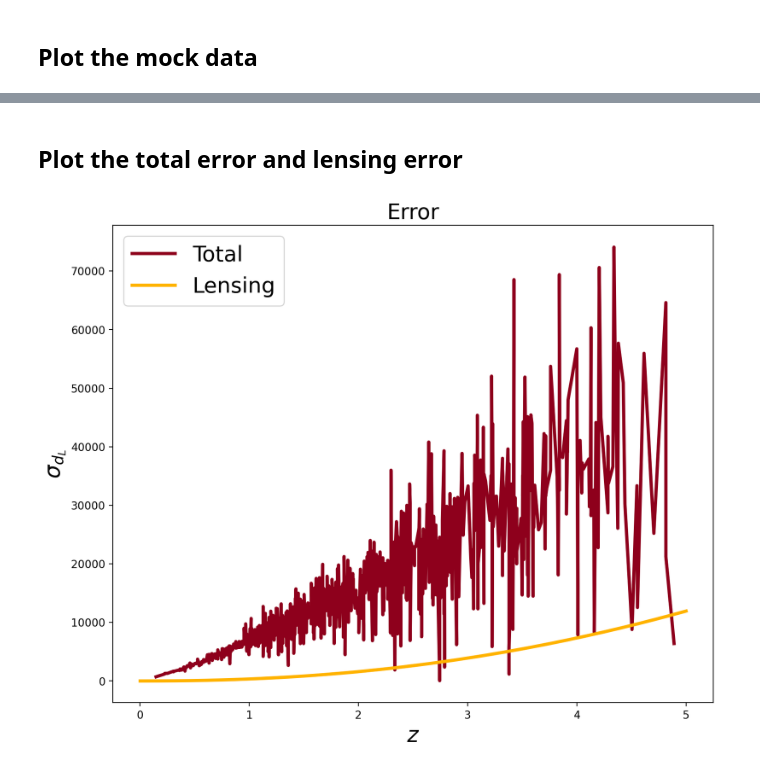
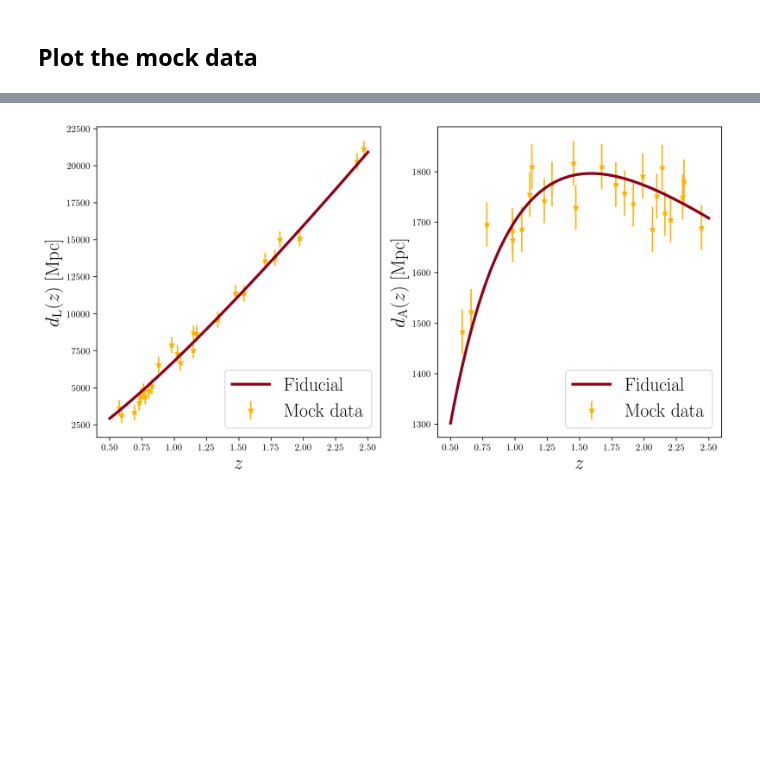
Before and after one commit to nataliehogg/quasar-ddr, a Jupyter notebook: mock_maker_interface.ipynb, the cells around one changed output, grey strips where cells are left out. Drawn from its saved outputs; the diff is of its cells as text; code cells hidden in the pictures; blank space fills up the shorter version.

```diff
--- a/mock_maker_interface.ipynb
+++ b/mock_maker_interface.ipynb
@@ -120,2 +78,12 @@ luminosity_EM = TH.EMlumdist()
+# %%
+# set up theory class
+TH = Theory(zspecs, comoving_distance, angular_distance, Hubble,
+            params['Omegam'], params['H0'],
+            DDR_violation['A'], DDR_violation['xi0'], DDR_violation['model'])
+
+# retrieve luminosity distance in the presence of DDR violation
+# note we only consider DDR violation in the luminosity sector
+# angular breaking may be possible, cite Felicitas' work: 2504.01750
+luminosity_EM = TH.EMlumdist()
 # %% [markdown]
 ## Run the mock maker
@@ -181,16 +101,30 @@ plt.show()
-# %% [markdown]
-## Plot the total error and lensing error
-# %%
-lensnoise = np.array([0.05*zi*luminosity_GW(zi) for zi in zspecs])
-
-plt.figure(figsize=(10, 8))
-plt.title('Error', fontsize = 20)
-plt.plot(GWdata['z'], GWdata['value'], color = '#8E001C', lw = 3, label = r'Total')
-plt.plot(zspecs, lensnoise, color = '#FFB300', lw = 3, label = r'Lensing')
-plt.xlabel(r'$z$', fontsize = 20)
-plt.ylabel(r'$\sigma_{d_L}$', fontsize = 20)
-plt.legend(loc='upper left', fontsize = 20)
-plt.show()
-# %% [output]
-[figure, removed]
+# %%
+dl_data = DL.mock()
+da_data = DA.mock()
+
+fig, ax = plt.subplots(1,2, figsize=(12,6))
+
+# mock data
+ax[0].errorbar(dl_data['z'], dl_data['value'], yerr=dl_data['error'],
+               color='#FFB300', ls='', marker='*', label='Mock data', zorder = 0)
+
+ax[1].errorbar(da_data['z'], da_data['value'], yerr=da_data['error'],
+               color='#FFB300', ls='', marker='*', label='Mock data', zorder = 0)
+
+# fiducial cosmology
+ax[0].plot(zspecs, luminosity_LCDM(zspecs), color='#8E001C',lw=3,label='Fiducial', zorder = 10)
+ax[1].plot(zspecs, angular_distance(zspecs), color='#8E001C',lw=3,label='Fiducial', zorder = 10)
+
+# labels
+ax[0].set_xlabel(r'$z$',fontsize = 20)
+ax[0].set_ylabel(r'$d_{\rm L}(z)$ [Mpc]',fontsize = 20)
+ax[0].legend(loc='lower right',fontsize = 20)
+
+ax[1].set_xlabel(r'$z$',fontsize = 20)
+ax[1].set_ylabel(r'$d_{\rm A}(z)$ [Mpc]',fontsize = 20)
+ax[1].legend(loc='lower right',fontsize = 20)
+
+plt.show()
+# %% [output]
+[figure, added]
 # %% [markdown]
```
Also changed, not shown: parts of 18 cells of this notebook.
